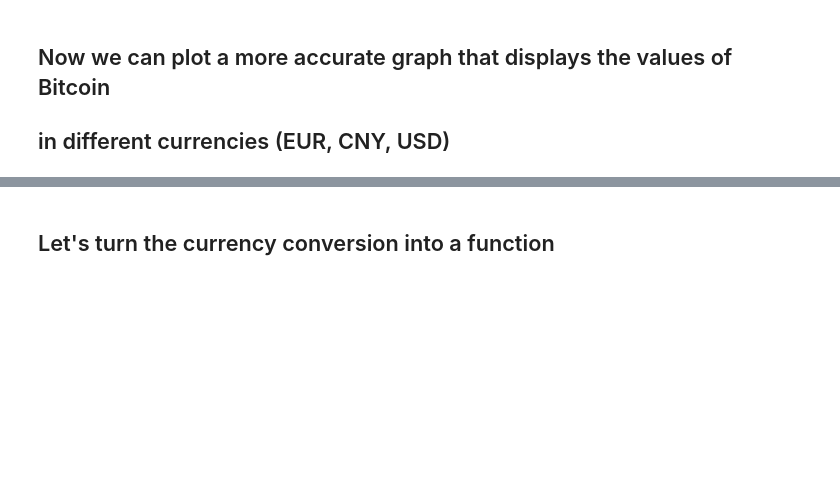
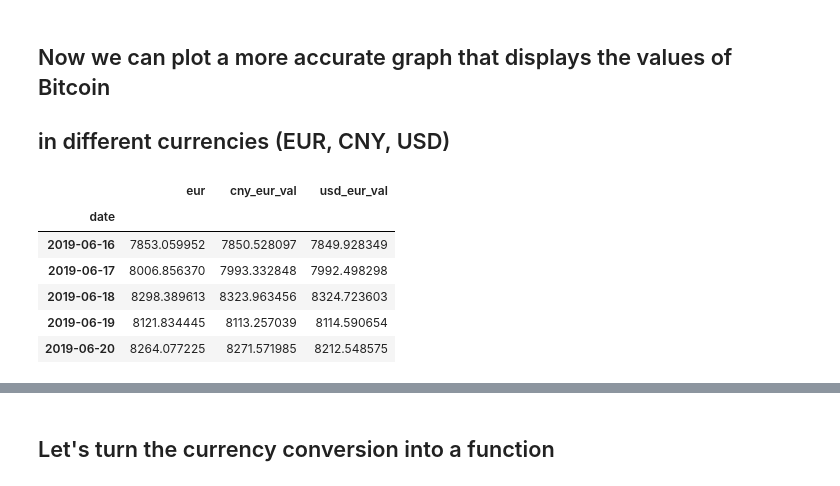
Before and after one commit to MikkiSeidenschnur/data_ber_project_pandas, a Jupyter notebook: modules/import_clean_export_cryptocurrencies.ipynb, the cells around one changed output, grey strips where cells are left out. Saved outputs shown, nothing was run; the diff lists cells and outputs as text; code cells hidden in the pictures; blank space fills up the shorter version.

```diff
--- a/modules/import_clean_export_cryptocurrencies.ipynb
+++ b/modules/import_clean_export_cryptocurrencies.ipynb
@@ -261,8 +377,16 @@ df_crypto_exchange.head()
 # %%
 # Get the relevant columns
 
-df_to_plot = df_crypto_exchange[['eur', 'cny_eur_value', 'usd_eur_val']]
+df_to_plot = df_crypto_exchange[['eur', 'cny_eur_val', 'usd_eur_val']]
 df_to_plot.head()
+# %% [output]
+|  | eur | cny_eur_val | usd_eur_val |
+| date |  |  |  |
+| 2019-06-16 | 7853.059952 | 7850.528097 | 7849.928349 |
+| 2019-06-17 | 8006.856370 | 7993.332848 | 7992.498298 |
+| 2019-06-18 | 8298.389613 | 8323.963456 | 8324.723603 |
+| 2019-06-19 | 8121.834445 | 8113.257039 | 8114.590654 |
+| 2019-06-20 | 8264.077225 | 8271.571985 | 8212.548575 |
 # %%
 # And now to plot a more accurate visualisation
 
```
Also changed, not shown: parts of 16 cells of this notebook, 2 other files.
